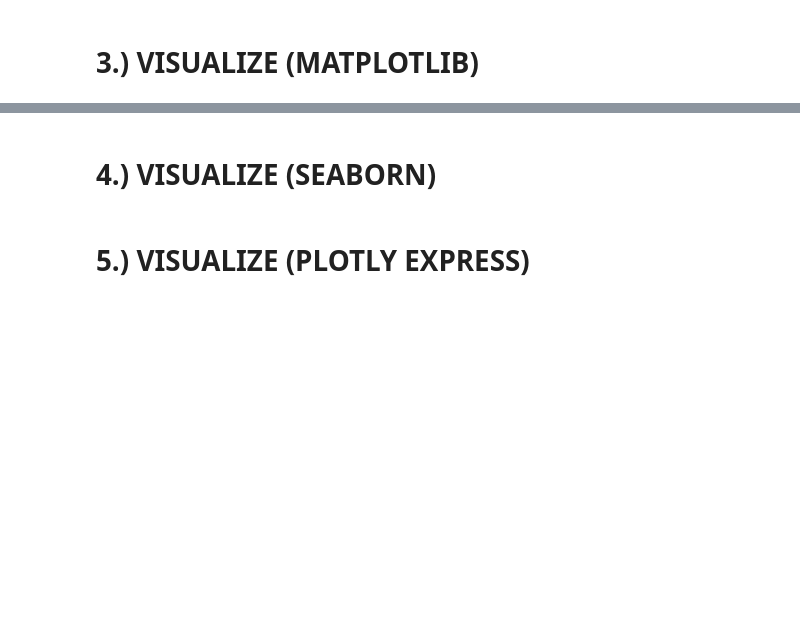
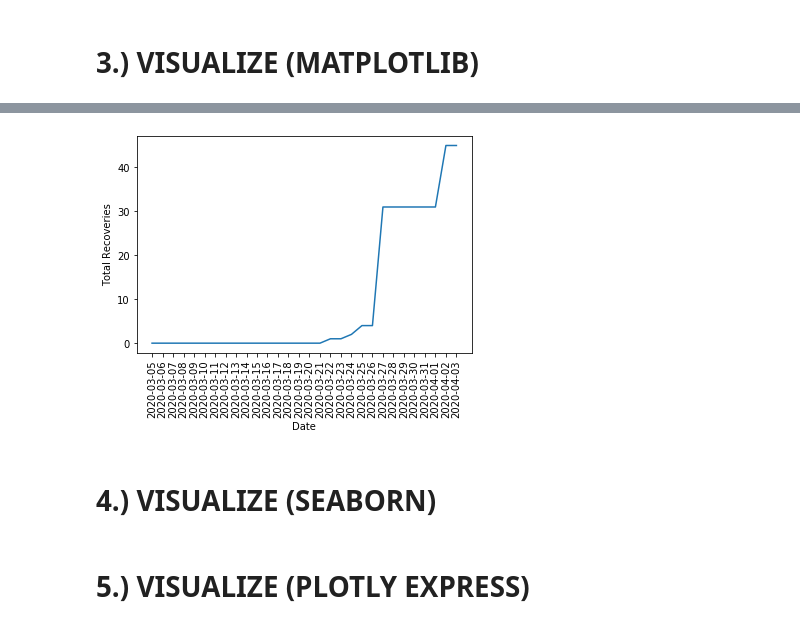
Before and after one commit to jdeswardt/data_science_resources, a Jupyter notebook: python/coronavirus_south_africa.ipynb, the cells around one changed output, grey strips where cells are left out. Cells and saved outputs as stored; diff of their text form; code cells hidden in the pictures; blank space fills up the shorter version.

```diff
--- a/python/coronavirus_south_africa.ipynb
+++ b/python/coronavirus_south_africa.ipynb
@@ -67,3 +69,11 @@ plt.show()
+# %%
+plt.plot(df['date'], df['total_recoveries'])
+plt.xlabel('Date')
+plt.ylabel('Total Recoveries')
+plt.xticks(rotation='vertical')
+plt.show()
+# %% [output]
+[figure, added]
 # %% [markdown]
 # 4.) VISUALIZE (SEABORN)
 # %% [markdown]
```
Also changed, not shown: parts of 3 cells of this notebook, 1 other file.
